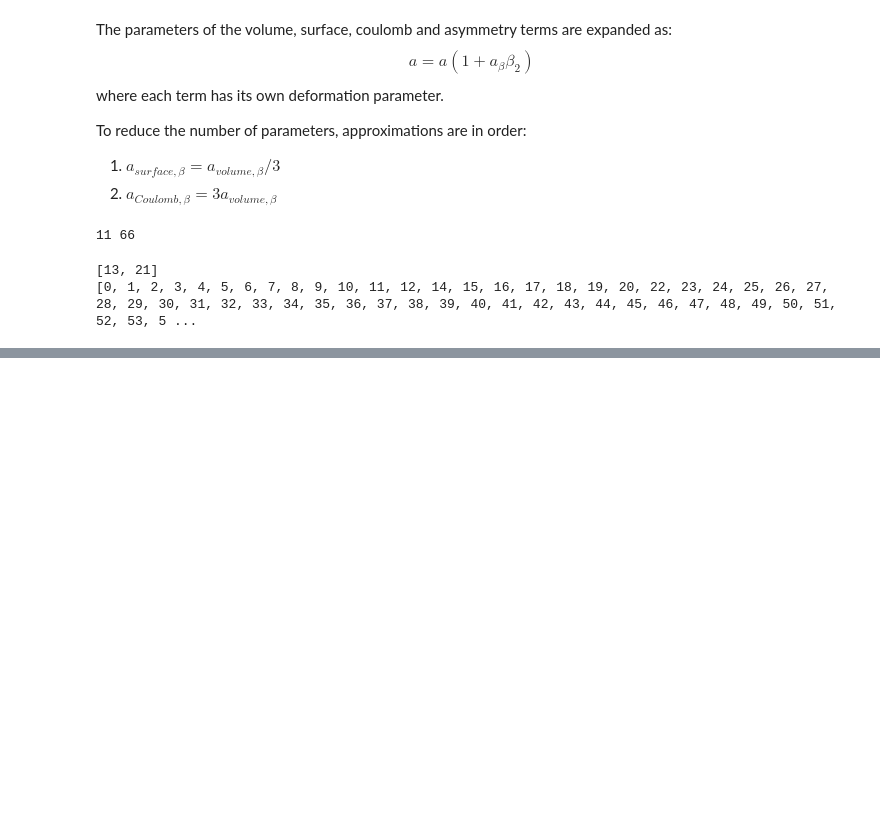
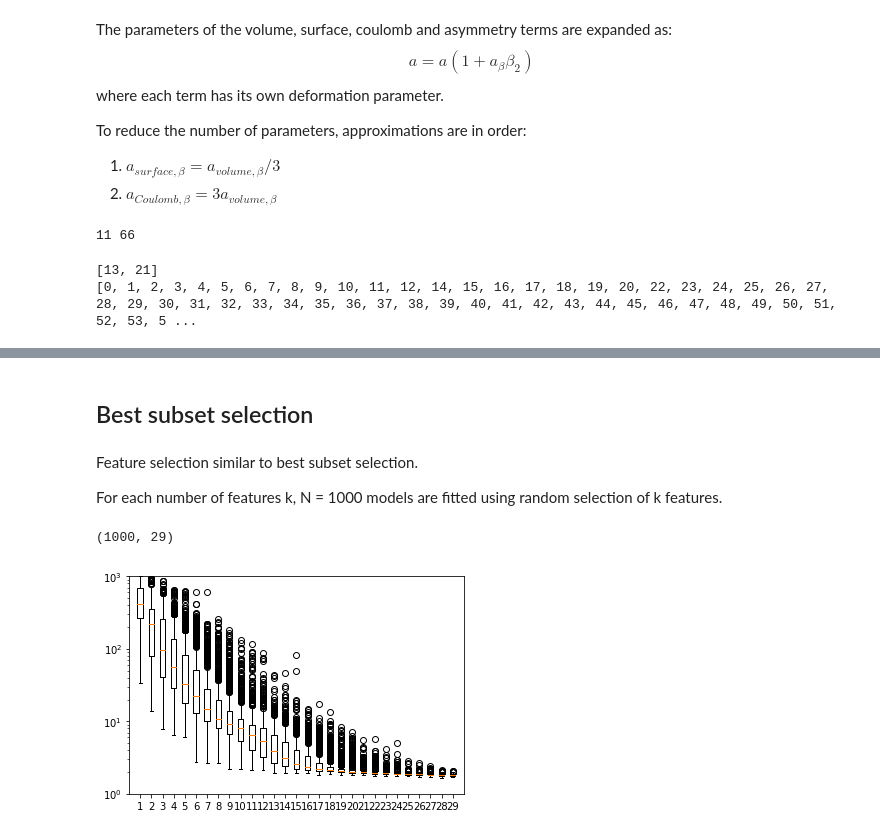
Before and after one commit to tmarketin/SemiempiricalMassFormula, a Jupyter notebook: Nuclear binding energies and semiempirical mass formula.ipynb, the cells around one changed output, grey strips where cells are left out. Cells and saved outputs as stored; diff of their text form; code cells hidden in the pictures; blank space fills up the shorter version.

```diff
--- a/Nuclear binding energies and semiempirical mass formula.ipynb
+++ b/Nuclear binding energies and semiempirical mass formula.ipynb
@@ -413,0 +414,38 @@ plt.plot(nmass,(data_y_fit-data_y),'bo',ms = 2)
+# %% [markdown]
+## Best subset selection
+# %% [markdown]
+Feature selection similar to best subset selection.
+
+For each number of features k, N = 1000 models are fitted using random selection of k features.
+# %%
+# Random model selection
+maxNumberOfModels = 1000
+minNumberOfFeatures = 1
+maxNumberOfFeatures = 30
+
+featureIdxList = list(range(data_x_fit_filtered.shape[1]))
+
+regr = linear_model.LinearRegression(fit_intercept = False)
+
+resFinalList = []
+for featNum in range(minNumberOfFeatures, maxNumberOfFeatures):
+    resList = []
+    for loop in range(max(maxNumberOfModels, len(featureIdxList))):
+        data_x_for_fit = data_x_fit_filtered[:,sorted(np.random.permutation(featureIdxList)[:featNum])]
+        regr.fit(data_x_for_fit, data_y)
+        data_y_fit = regr.predict(data_x_for_fit)
+        resList.append(rmserror(data_y_fit,data_y))
+    resFinalList.append(resList)
+
+resFinalList = np.asarray(resFinalList).transpose()
+print(resFinalList.shape)
+# %% [output]
+(1000, 29)
+# %%
+plt.boxplot(resFinalList)
+ax = plt.gca()
+ax.set_yscale('log')
+plt.axis([0, 30, 1, 1000])
+plt.show()
+# %% [output]
+[figure, added]
```
Also changed, not shown: parts of 15 cells of this notebook.
